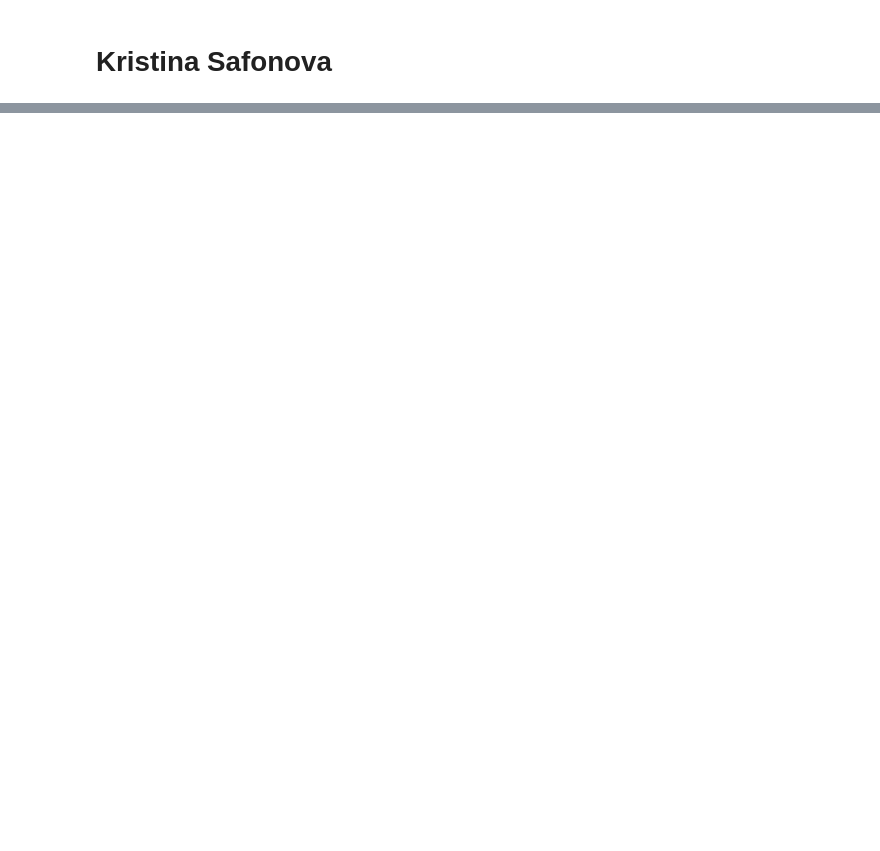
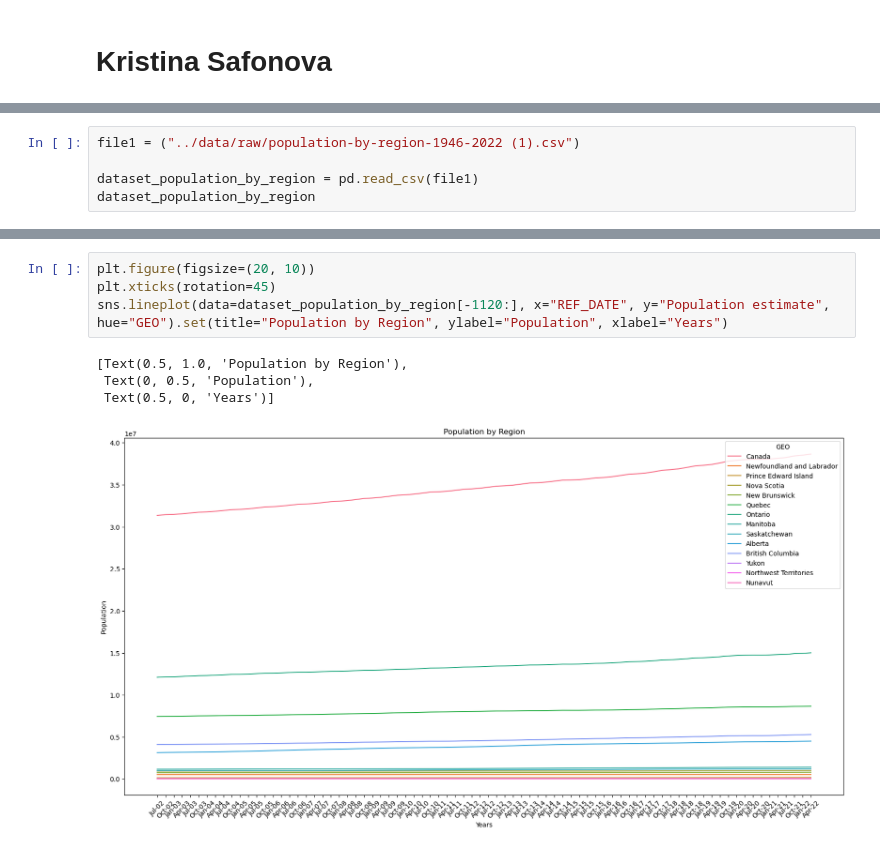
Before and after one commit to ubco-W2022T1-cosc301/group13, a Jupyter notebook: notebooks/analysis2.ipynb, the cells around one changed output, grey strips where cells are left out. Cells and saved outputs as stored; diff of their text form; blank space fills up the shorter version.

```diff
--- a/notebooks/analysis2.ipynb
+++ b/notebooks/analysis2.ipynb
@@ -16,0 +28,5 @@ Requirement already satisfied: six>=1.5 in /Users/kristina/opt/miniconda3/lib/py
+# %%
+file1 = ("../data/raw/population-by-region-1946-2022 (1).csv")
+
+dataset_population_by_region = pd.read_csv(file1)
+dataset_population_by_region
@@ -41,0 +241,9 @@ dataset
+# %%
+plt.figure(figsize=(20, 10))
+plt.xticks(rotation=45)
+sns.lineplot(data=dataset_population_by_region[-1120:], x="REF_DATE", y="Population estimate", hue="GEO").set(title="Population by Region", ylabel="Population", xlabel="Years")
+# %% [output]
+[Text(0.5, 1.0, 'Population by Region'),
+ Text(0, 0.5, 'Population'),
+ Text(0.5, 0, 'Years')]
+[figure, added]
```
Also changed, not shown: parts of 46 cells of this notebook.
